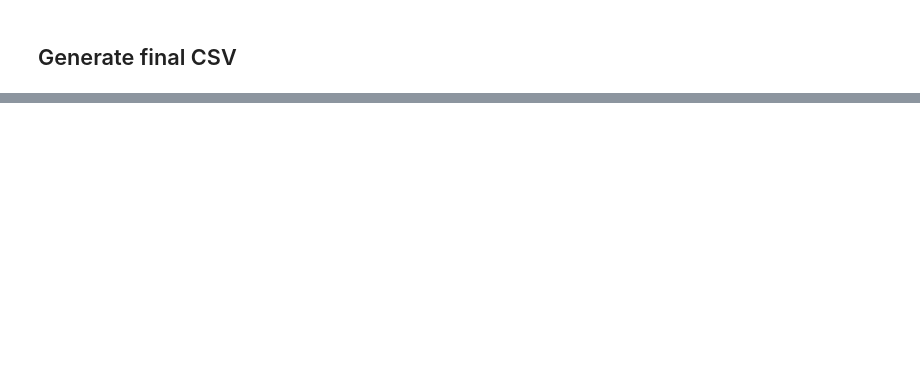
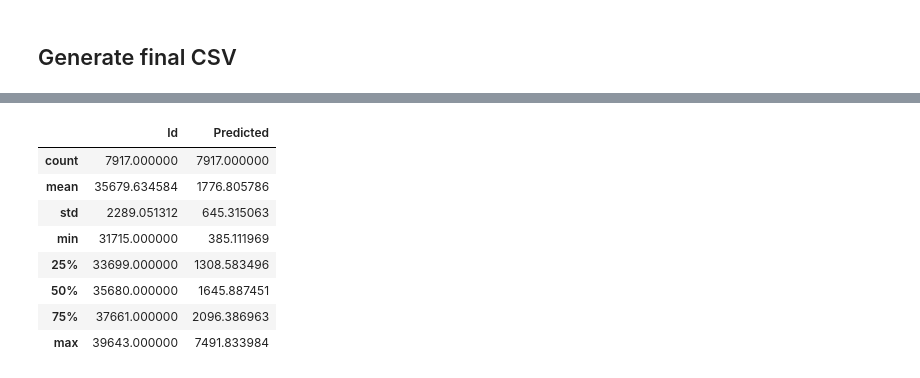
Before and after one commit to lolloberga/predict-shares-online-news, a Jupyter notebook: 3_models_selection/model_xgboost_without_logs.ipynb, the cells around one changed output, grey strips where cells are left out. Drawn from its saved outputs; the diff is of its cells as text; code cells hidden in the pictures; blank space fills up the shorter version.

```diff
--- a/3_models_selection/model_xgboost_without_logs.ipynb
+++ b/3_models_selection/model_xgboost_without_logs.ipynb
@@ -64,12 +65,12 @@ def final_preprocessing(df, reduce_df=True):
 
     # adjust num_imgs, num_self_hrefs, num_videos, num_hrefs
     df_preproc['num_imgs'].fillna(df_preproc['num_imgs'].mean(), inplace=True)
-    #df_preproc['num_imgs'] = np.log(1 + df_preproc['num_imgs'])
+    df_preproc['num_imgs'] = np.log(1 + df_preproc['num_imgs'])
     df_preproc['num_self_hrefs'].fillna(df_preproc['num_self_hrefs'].mean(), inplace=True)
-    #df_preproc['num_self_hrefs'] = np.log(1 + df_preproc['num_self_hrefs'])
+    df_preproc['num_self_hrefs'] = np.log(1 + df_preproc['num_self_hrefs'])
     df_preproc['num_videos'].fillna(df_preproc['num_videos'].mean(), inplace=True)
-    #df_preproc['num_videos'] = np.log(1 + df_preproc['num_videos'])
-    #df_preproc['num_hrefs'] = np.log(1 + df_preproc['num_hrefs'])
+    df_preproc['num_videos'] = np.log(1 + df_preproc['num_videos'])
+    df_preproc['num_hrefs'] = np.log(1 + df_preproc['num_hrefs'])
 
     std_scaler = StandardScaler().fit(df_preproc[['n_tokens_title', 'n_tokens_content']])
     scaled_features = std_scaler.transform(df_preproc[['n_tokens_title', 'n_tokens_content']])
@@ -94,9 +95,6 @@ def final_preprocessing(df, reduce_df=True):
     scaled_features = std_scaler.transform(df_preproc[['self_reference_min_shares', 'self_reference_max_shares', 'self_reference_avg_sharess']])
     df_preproc[['self_reference_min_shares', 'self_reference_max_shares', 'self_reference_avg_sharess']] = scaled_features
 
-    std_scaler = StandardScaler().fit(df_preproc[['n_tokens_title', 'n_tokens_content']])
-    scaled_features = std_scaler.transform(df_preproc[['n_tokens_title', 'n_tokens_content']])
-    df_preproc[['n_tokens_title', 'n_tokens_content']] = scaled_features
 
     is_weekend = []
     for _, row in df_preproc.iterrows():
@@ -132,0 +142,13 @@ params = {
+# %%
+params = {
+    "n_estimators": [50, 100, 200, 300],
+    "max_depth": [8,12],
+    "min_child_weight": [15, 20, 25],
+    "eta": [0.001, 0.0025, 0.005, 0.01, 0.025, 0.05],
+    "eval_metric": ['rmse'], # mean_squared_error
+}
+# %%
+gs = GridSearchCV(XGBRegressor(), param_grid=params, cv=5, scoring='neg_root_mean_squared_error', verbose=3)
+gs.fit(X, y)
+print(gs.best_score_)
+print(gs.best_params_)
@@ -193,11 +260,22 @@ XGBRegressor(base_score=None, booster=None, callbacks=None,
 # %%
 # Make final predictions
-y_pred = xgb_r.predict(df_working_df_eval.values)
+y_pred = gs.predict(df_working_df_eval.values)
 final_preds = np.exp(y_pred)
 # Write CSV
 id_col = df_eval['id']
 new_df = pd.DataFrame(columns=['Id', 'Predicted'])
 new_df['Id'] = id_col
 new_df['Predicted'] = final_preds
-print(new_df.describe())
-new_df.to_csv('../output/NAME.csv', columns=['Id','Predicted'], index=False)
+new_df.to_csv('../output/xgboost.csv', columns=['Id','Predicted'], index=False)
+# %%
+new_df.describe()
+# %% [output]
+|  | Id | Predicted |
+| count | 7917.000000 | 7917.000000 |
+| mean | 35679.634584 | 1776.805786 |
+| std | 2289.051312 | 645.315063 |
+| min | 31715.000000 | 385.111969 |
+| 25% | 33699.000000 | 1308.583496 |
+| 50% | 35680.000000 | 1645.887451 |
+| 75% | 37661.000000 | 2096.386963 |
+| max | 39643.000000 | 7491.833984 |
```
Also changed, not shown: parts of 9 cells of this notebook, 2 other files.
